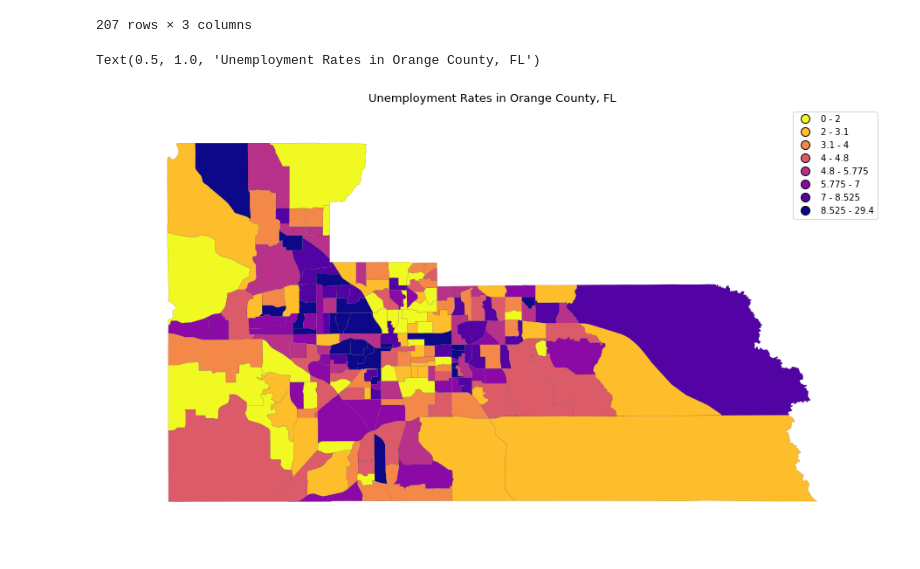
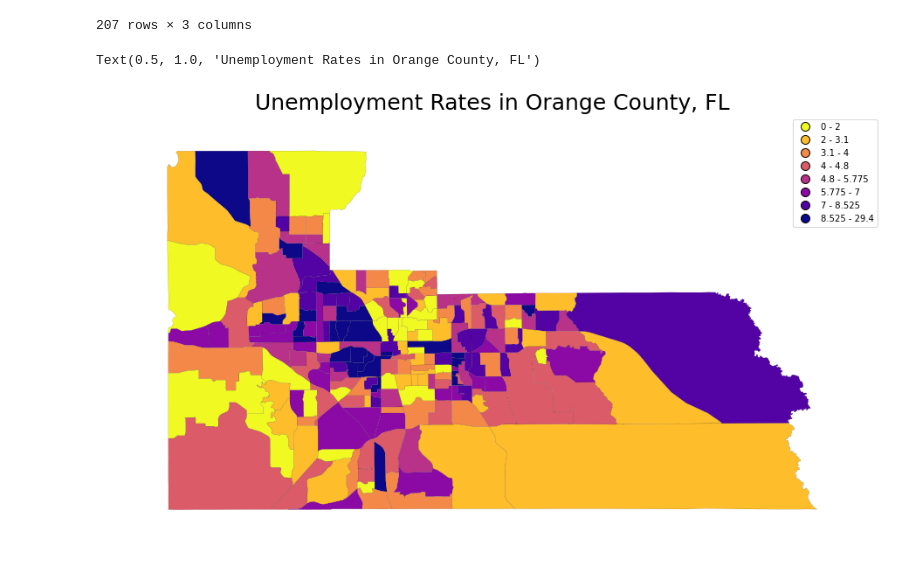
Before and after one commit to datakind/sep21-housing-insecurity, a Jupyter notebook: code/jeffng/DataKind.ipynb, the cells around one changed output. Drawn from its saved outputs; the diff is of its cells as text; code cells hidden in the pictures.

```diff
--- a/code/jeffng/DataKind.ipynb
+++ b/code/jeffng/DataKind.ipynb
@@ -444,16 +445,16 @@ unemployed_map
 # %%
 fig, ax = plt.subplots(1, 1, figsize=(16, 12))
 sys=geopandas.GeoDataFrame(unemployed_map)
 scheme = mc.Quantiles(sys['DP03_0009PE'], k=8)
 gplt.choropleth(sys,
     hue="DP03_0009PE",
     linewidth=.1,
     scheme=scheme, cmap='plasma_r',
     legend=True,
     edgecolor='black',
     ax=ax);
 
-ax.set_title('Unemployment Rates in Orange County, FL', fontsize=13)
+ax.set_title('Unemployment Rates in Orange County, FL', fontsize=25)
 # %% [output]
 Text(0.5, 1.0, 'Unemployment Rates in Orange County, FL')
-[figure, old version]
+[figure, new version]
```
Also changed, not shown: parts of 17 cells of this notebook.
